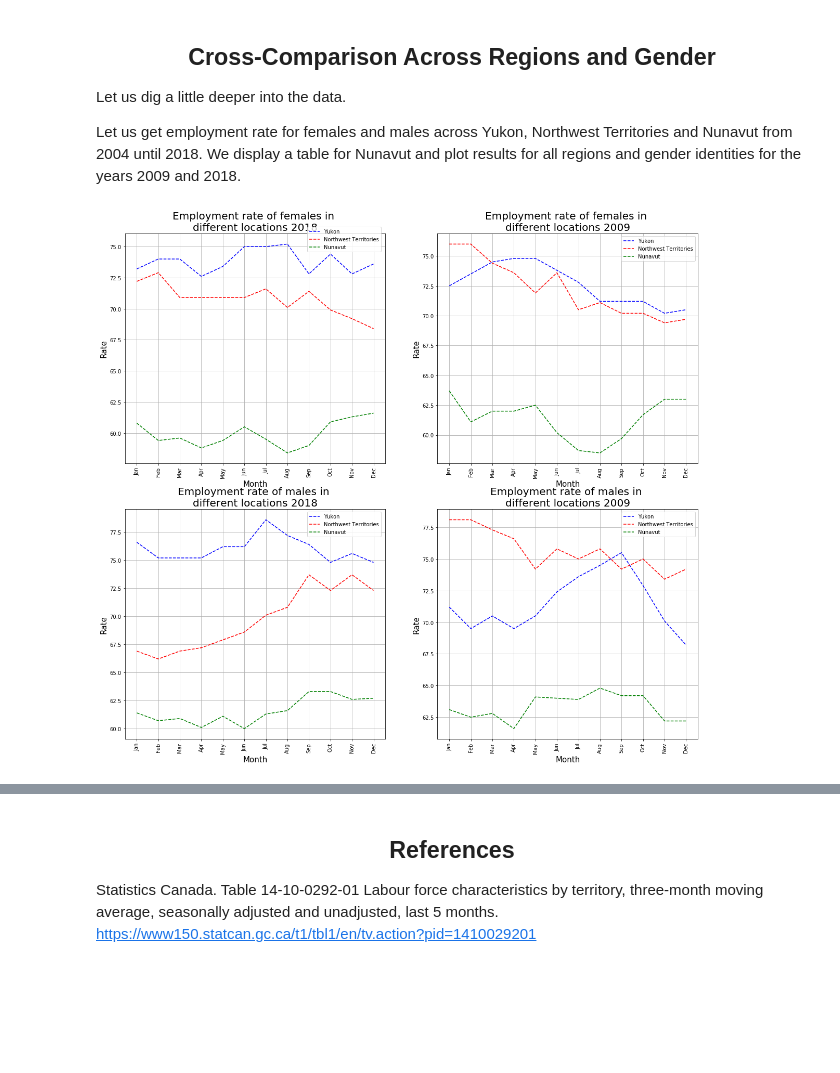
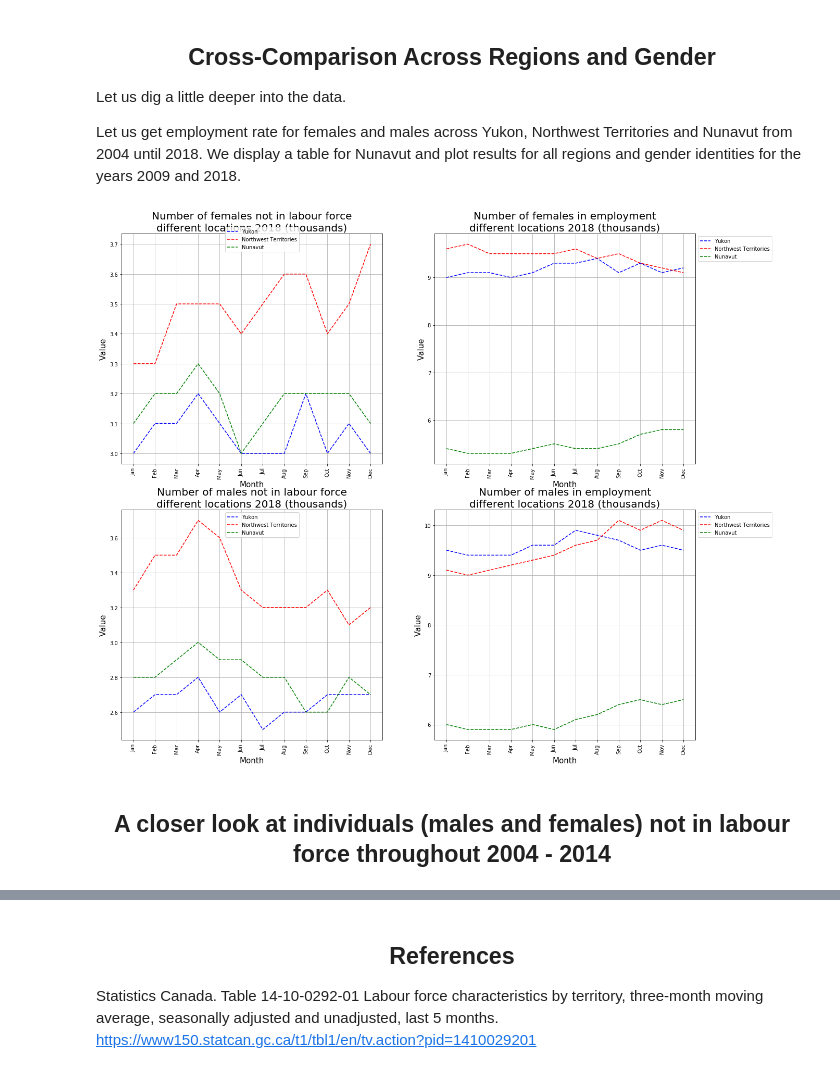
Before and after one commit to callysto/notebook-templates, a Jupyter notebook: Python_Packages_Investigations/STATS_CAN_API/Demo_Package/Stats_Can_Visualizing.ipynb, the cells around one changed output, grey strips where cells are left out. Drawn from its saved outputs; the diff is of its cells as text; code cells hidden in the pictures; blank space fills up the shorter version.

Commit message:
compare labour force vs unemployed

```diff
--- a/Python_Packages_Investigations/STATS_CAN_API/Demo_Package/Stats_Can_Visualizing.ipynb
+++ b/Python_Packages_Investigations/STATS_CAN_API/Demo_Package/Stats_Can_Visualizing.ipynb
@@ -315,7 +305,7 @@ def get_year_pd(dataframe,syear,eyear):
 
     return df4
 
-def get_employment_rate_gi_loc(year_df,gender_id,location):
+def get_rate_gi_loc(year_df,gender_id,location,employment_status):
 
     df_s = year_df[(year_df["Sex"]==gender_id) ]
 
@@ -327,7 +317,7 @@ def get_employment_rate_gi_loc(year_df,gender_id,location):
 
     df_s_ag_loc_dt_st = df_s_ag_loc_dt[df_s_ag_loc_dt["Statistics"]=="Estimate"]
 
-    df = df_s_ag_loc_dt_st[df_s_ag_loc_dt_st["Labour force characteristics"]=="Employment rate"]
+    df = df_s_ag_loc_dt_st[df_s_ag_loc_dt_st["Labour force characteristics"]==employment_status]
 
     #df = df.drop(columns="SCALAR_FACTOR")
 
@@ -362,54 +362,59 @@ fig2 = plt.figure(facecolor='w',figsize=(17,15))
 
 months = ["Jan","Feb","Mar","Apr","May","Jun","Jul","Aug","Sep","Oct","Nov","Dec"]
 
+# NOT IN LABOUR FORCE
 plt.subplot(2, 2, 1)
 plt.plot(months,yuk["2018"],'b--',label='Value')
 plt.plot(months,nt["2018"],'r--',label='Value')
 plt.plot(months,nu["2018"],'g--',label='Value')
 plt.legend(["Yukon", "Northwest Territories","Nunavut"],bbox_to_anchor=(0.69,0.91))
 plt.xlabel('Month', fontsize=15)
-plt.ylabel('Rate',fontsize=15)
-plt.title("Employment rate of females in \ndifferent locations 2018",fontsize=20)
+plt.ylabel('Value',fontsize=15)
+plt.title("Number of females not in labour force\ndifferent locations 2018 (thousands)",fontsize=20)
 plt.xticks(rotation=90)
 plt.grid(True)
 
+
 plt.subplot(2, 2, 2)
-plt.plot(months,yuk["2009"],'b--',label='Value')
-plt.plot(months,nt["2009"],'r--',label='Value')
-plt.plot(months,nu["2009"],'g--',label='Value')
+plt.plot(months,yuk_e["2018"],'b--',label='Value')
+plt.plot(months,nt_e["2018"],'r--',label='Value')
+plt.plot(months,nu_e["2018"],'g--',label='Value')
 plt.legend(["Yukon", "Northwest Territories","Nunavut"],bbox_to_anchor=(1,1))
 plt.xlabel('Month', fontsize=15)
-plt.ylabel('Rate',fontsize=15)
-plt.title("Employment rate of females in \ndifferent locations 2009",fontsize=20)
+plt.ylabel('Value',fontsize=15)
+plt.title("Number of females in employment\ndifferent locations 2018 (thousands)",fontsize=20)
 plt.xticks(rotation=90)
 plt.grid(True)
 
+# EMPLOYMENT
 plt.subplot(2, 2, 3)
 plt.plot(months,yukm["2018"],'b--',label='Value')
 plt.plot(months,ntm["2018"],'r--',label='Value')
 plt.plot(months,num["2018"],'g--',label='Value')
 plt.legend(["Yukon", "Northwest Territories","Nunavut"],bbox_to_anchor=(0.69,1))
 plt.xlabel('Month', fontsize=15)
-plt.ylabel('Rate',fontsize=15)
-plt.title("Employment rate of males in \ndifferent locations 2018",fontsize=20)
+plt.ylabel('Value',fontsize=15)
+plt.title("Number of males not in labour force\ndifferent locations 2018 (thousands)",fontsize=20)
 plt.xticks(rotation=90)
 plt.grid(True)
 
 plt.subplot(2, 2, 4)
-plt.plot(months,yukm["2009"],'b--',label='Value')
-plt.plot(months,ntm["2009"],'r--',label='Value')
-plt.plot(months,num["2009"],'g--',label='Value')
+plt.plot(months,yukm_e["2018"],'b--',label='Value')
+plt.plot(months,ntm_e["2018"],'r--',label='Value')
+plt.plot(months,num_e["2018"],'g--',label='Value')
 plt.legend(["Yukon", "Northwest Territories","Nunavut"],bbox_to_anchor=(1,1))
 plt.xlabel('Month', fontsize=15)
-plt.ylabel('Rate',fontsize=15)
-plt.title("Employment rate of males in \ndifferent locations 2009",fontsize=20)
+plt.ylabel('Value',fontsize=15)
+plt.title("Number of males in employment\ndifferent locations 2018 (thousands)",fontsize=20)
 plt.xticks(rotation=90)
 plt.grid(True)
 
 
 plt.subplots_adjust(bottom=0.0001, right=1, top=0.9,left=0.1)
 
 plt.show()
 # %% [output]
-[figure, old version]
+[figure, new version]
+# %% [markdown]
+<h2 align='center'>A closer look at individuals (males and females) not in labour force throughout 2004 - 2014</h2>
 # %%
```
Also changed, not shown: parts of 9 cells of this notebook.
